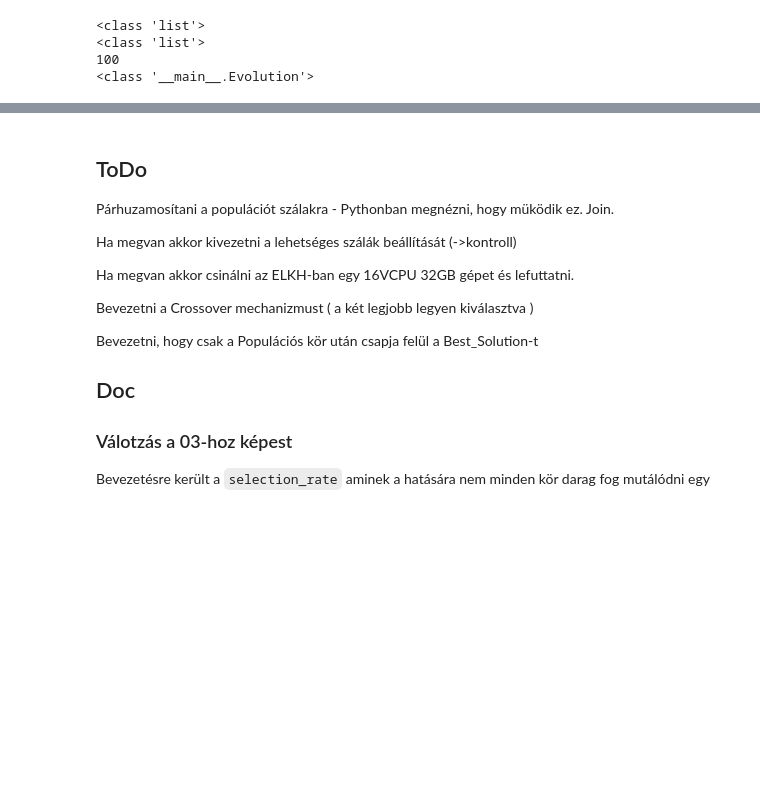
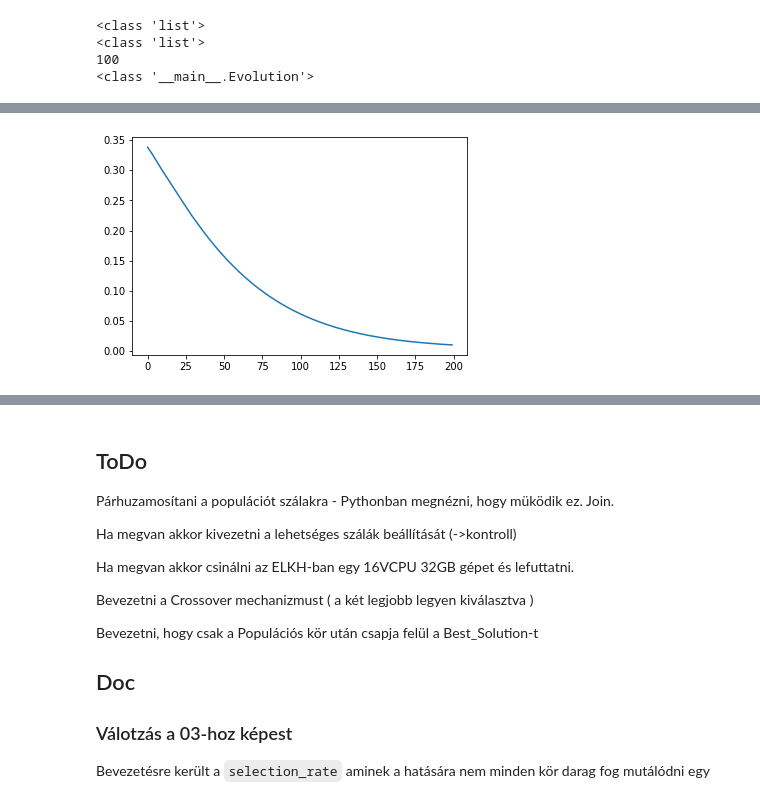
Before and after one commit to JoDeMiro/LuaLisa, a Jupyter notebook: Lua_Lisa_06_Generation.ipynb, the cells around one changed output, grey strips where cells are left out. Drawn from its saved outputs; the diff is of its cells as text; code cells hidden in the pictures; blank space fills up the shorter version.

```diff
--- a/Lua_Lisa_06_Generation.ipynb
+++ b/Lua_Lisa_06_Generation.ipynb
@@ -507,0 +541,41 @@ json_best_solution = json.load( open('best_solution.json') )
+# %%
+from sklearn.neural_network import MLPRegressor
+from sklearn.preprocessing import MinMaxScaler
+from warnings import simplefilter
+from sklearn.exceptions import ConvergenceWarning
+simplefilter("ignore", category=ConvergenceWarning)
+
+target_scaler = MinMaxScaler(feature_range=(-1, 1))
+
+target_vector = target_scaler.fit_transform(target.reshape(-1, 1))
+target_vector = target_vector.reshape(1, -1)
+
+print('target_vector.shape = ', target_vector.shape)
+print('target_vector.min() = ', target_vector.min())
+print('target_vector.max() = ', target_vector.max())
+
+# A bemenet nem a pixelek értéke hanem az x és az y koordináta (ráadásul kilapítva)
+# Lehet úgy kódolni, hogy x1, y1, x2, y2, ....
+# Vagy úgy, hogy elöször az összes x1, x2, ... majd az összes y1, y2
+
+# A lényeg, hogy ez nem egy olyan vektor lesz ami úgy áll elő hogy 444 * 778
+# Hanem egy olyen vektor ami 444 + 778
+# És mindegyik értéke 1-es
+# Tehát np.ones(444 + 778)
+# De egyébként meg lehetne csinálni szorzatra is (444*778)
+# A lényeg akkor is az, hogy az értékei 1-esek.
+
+input_vector = np.ones((width + height)).reshape(1, -1)
+print('input_vector.shape  = ', input_vector.shape)
+
+model = MLPRegressor(hidden_layer_sizes=(15, 5),
+                     activation='tanh',
+                     solver='adam',
+                     batch_size='auto',
+                     max_iter=200,
+                     shuffle=False,
+                     random_state=1,
+                     validation_fraction=0.0,
+                     n_iter_no_change=99999)
+
+model.fit(input_vector, target_vector)
@@ -507,0 +590,6 @@ json_best_solution = json.load( open('best_solution.json') )
+# %%
+plt.figure()
+plt.plot(model.loss_curve_)
+plt.show()
+# %% [output]
+[figure, added]
```
Also changed, not shown: parts of 4 cells of this notebook.
